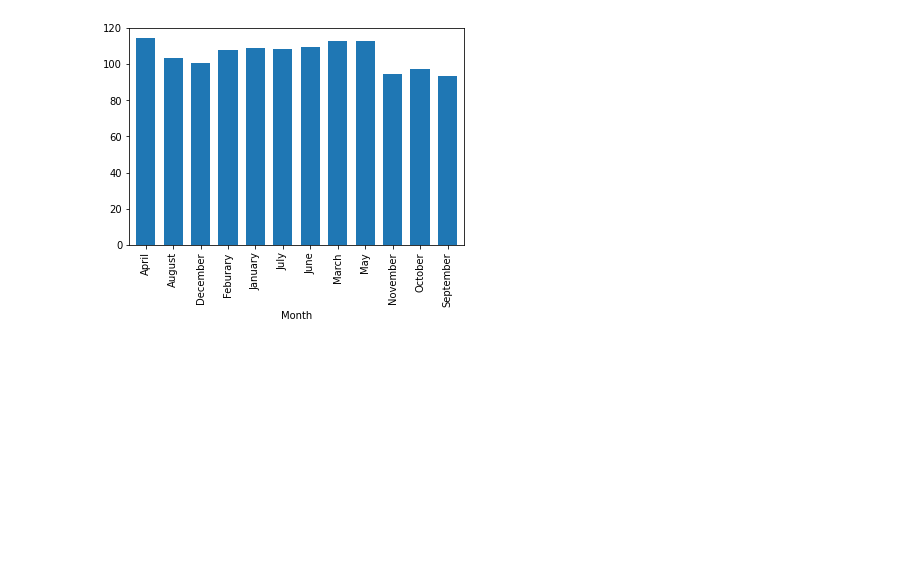
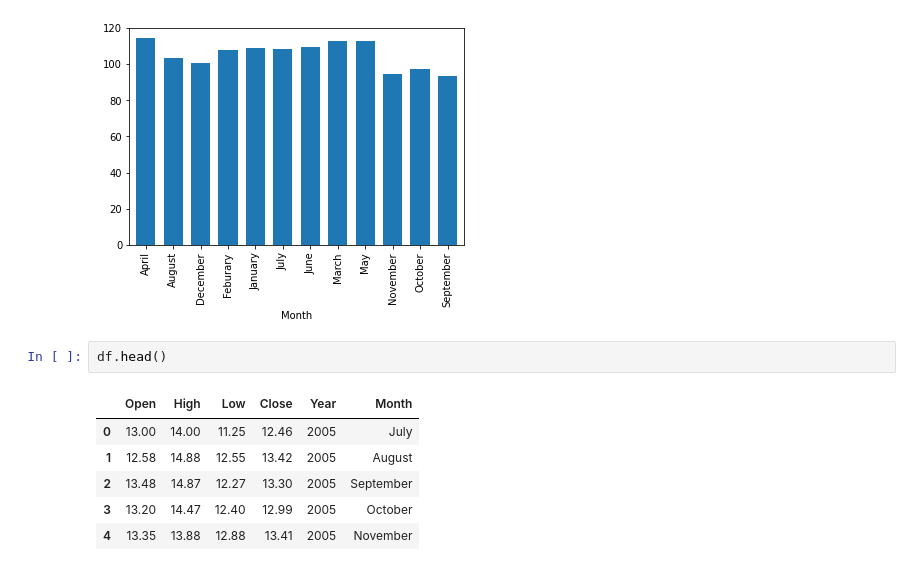
Before and after one commit to ekanshsinghrathore/Yes-Bank-Stock-Closing-Price-Prediction, a Jupyter notebook: Yes_Bank_Stock_Closing_Price_Prediction.ipynb, the cells around one changed output. Cells and saved outputs as stored; diff of their text form; blank space fills up the shorter version.

```diff
--- a/Yes_Bank_Stock_Closing_Price_Prediction.ipynb
+++ b/Yes_Bank_Stock_Closing_Price_Prediction.ipynb
@@ -155,3 +155,12 @@ mean_of_close.plot.bar(width=0.7)
 plt.show()
 # %% [output]
 [figure]
+# %%
+df.head()
+# %% [output]
+|  | Open | High | Low | Close | Year | Month |
+| 0 | 13.00 | 14.00 | 11.25 | 12.46 | 2005 | July |
+| 1 | 12.58 | 14.88 | 12.55 | 13.42 | 2005 | August |
+| 2 | 13.48 | 14.87 | 12.27 | 13.30 | 2005 | September |
+| 3 | 13.20 | 14.47 | 12.40 | 12.99 | 2005 | October |
+| 4 | 13.35 | 13.88 | 12.88 | 13.41 | 2005 | November |
```
Also changed, not shown: parts of 1 cell of this notebook.
